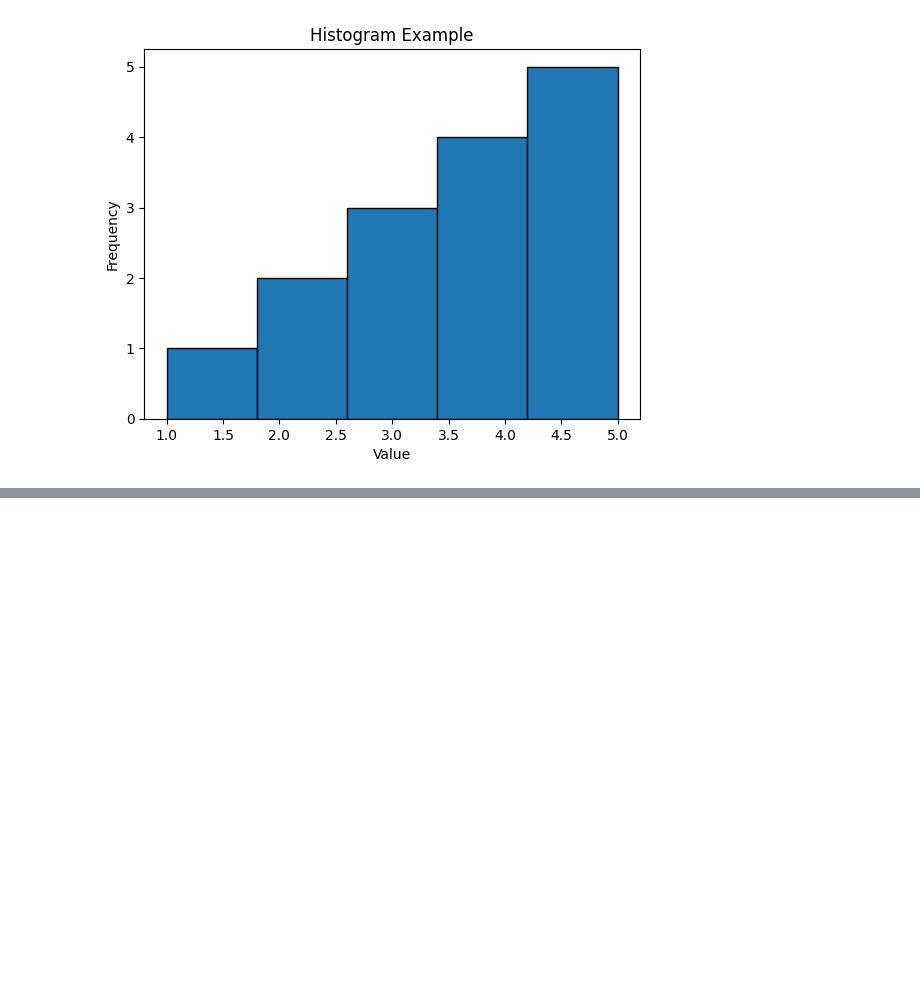
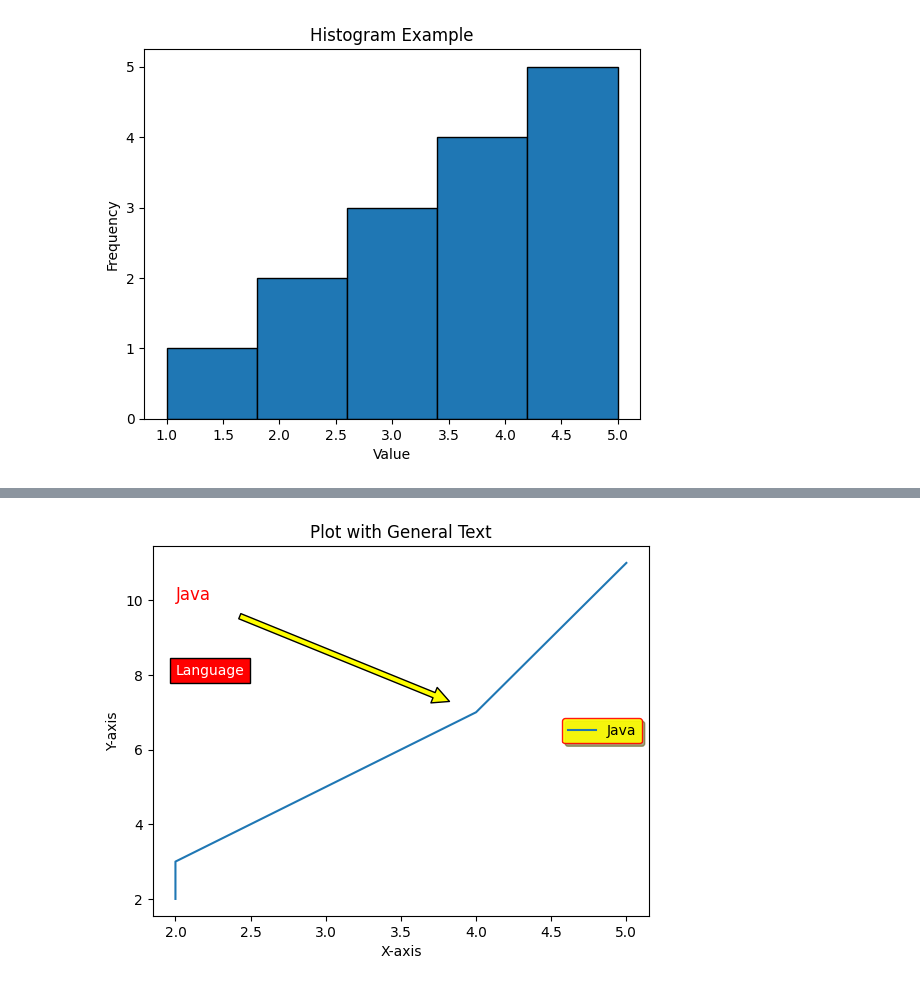
Before and after one commit to rajeevverma8510/ANUDIP-TRAINING, a Jupyter notebook: matplot_exersise.ipynb, the cells around one changed output, grey strips where cells are left out. Cells and saved outputs as stored; diff of their text form; code cells hidden in the pictures; blank space fills up the shorter version.

```diff
--- a/matplot_exersise.ipynb
+++ b/matplot_exersise.ipynb
@@ -102,0 +150,29 @@ plt.show()
+# %%
+import matplotlib.pyplot as plt
+
+# Sample data
+x = [2, 2, 3, 4, 5]
+y = [2, 3, 5, 7, 11]
+
+# Creating plot
+plt.plot(x, y)
+
+# Adding title and axis labels
+plt.title('Plot with General Text')
+plt.xlabel('X-axis')
+plt.ylabel('Y-axis')
+
+# Adding general text
+plt.text(2, 8, "Language", fontsize=10, color='white', bbox=dict(facecolor='red'))
+
+# Adding annotation with an arrow
+plt.annotate("Java", xy=(4, 7), xytext=(2, 10),
+             arrowprops=dict(facecolor='yellow', shrink=0.1), fontsize=12, color='red')
+
+# Adding legend
+plt.legend(["Java"], loc=5, facecolor="yellow", edgecolor="red", framealpha=0.9, shadow=True)
+
+# Display the plot
+plt.show()
+# %% [output]
+[figure, added]
```
Also changed, not shown: parts of 4 cells of this notebook.
